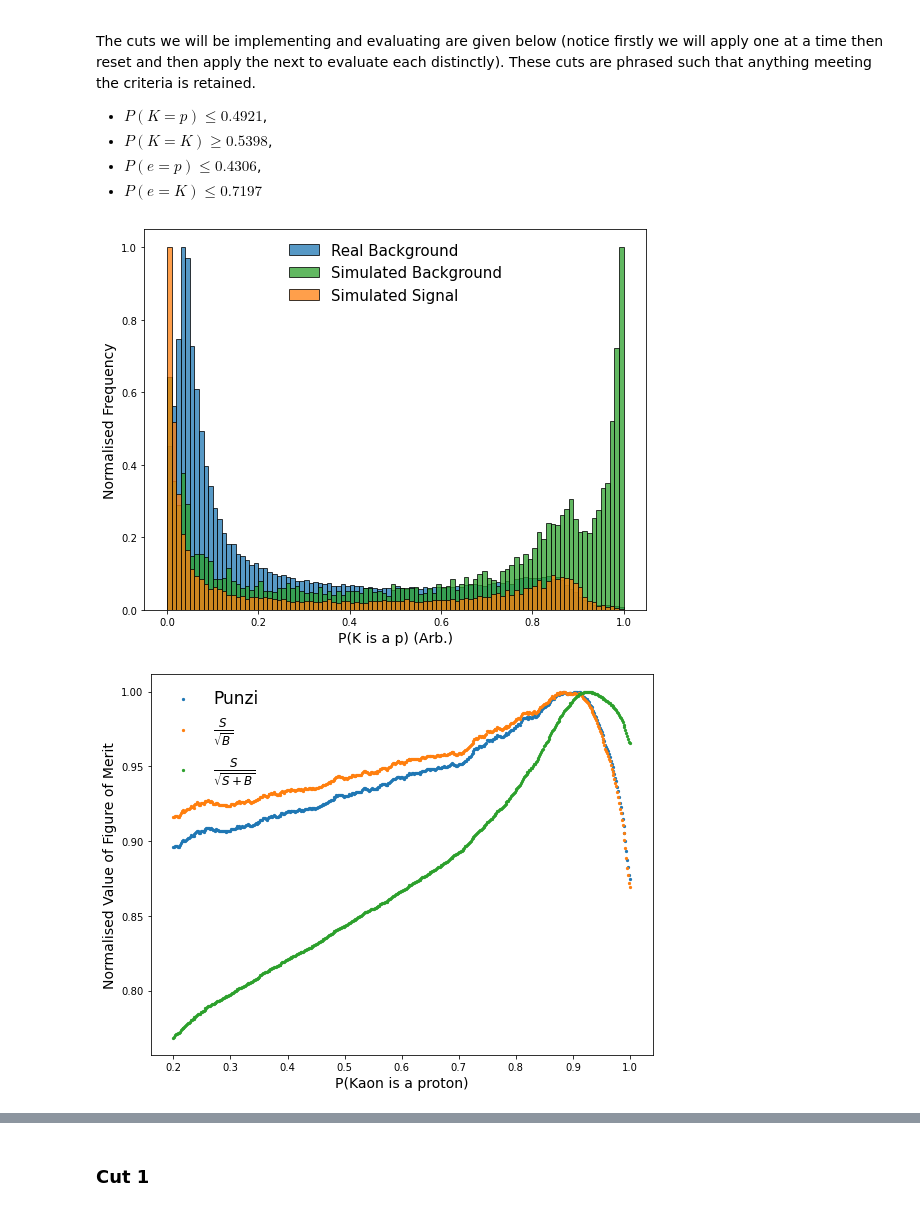
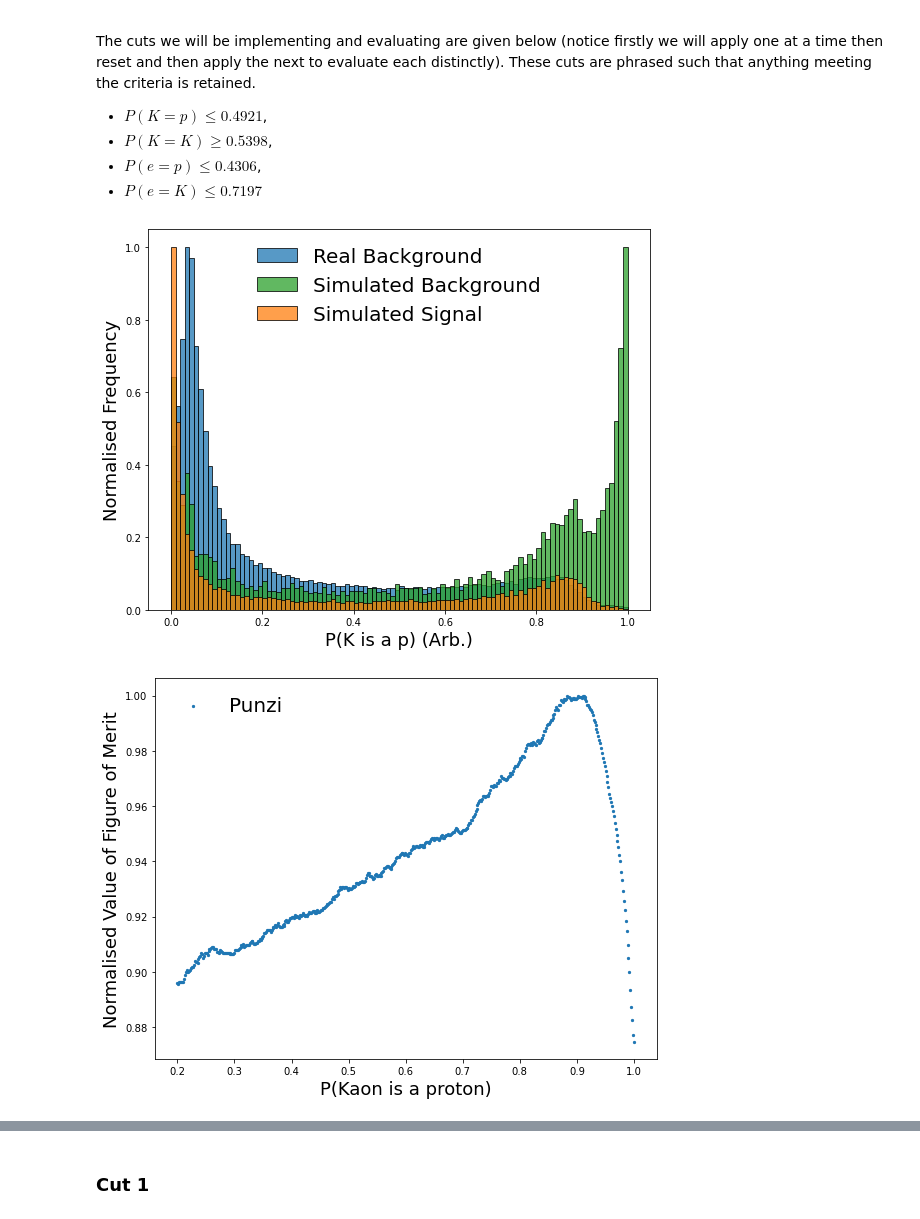
Before and after one commit to ChandlerKenworthy/Y4RareDecayProject, a Jupyter notebook: selection_criteria/AppliedCutEvaluation.ipynb, the cells around one changed output, grey strips where cells are left out. Cells and saved outputs as stored; diff of their text form; code cells hidden in the pictures.

```diff
--- a/selection_criteria/AppliedCutEvaluation.ipynb
+++ b/selection_criteria/AppliedCutEvaluation.ipynb
@@ -35,28 +35,28 @@ g = sf.groupby('cat')
 # %%
 
 bin_space = np.linspace(0, 1, 101)
 bin_width = bin_space[1] - bin_space[0]
 bin_centres = [np.mean(bin_space[i:i+2]) for i in range(len(bin_space)-1)]
 sdat, rdat, simbg = np.histogram(g.get_group(1)['K_ProbNNp'], bin_space), np.histogram(rf['K_ProbNNp'], bin_space), np.histogram(g.get_group(0)['K_ProbNNp'], bin_space)
 
 sfrq, rfrq, xfrq = sdat[0], rdat[0], simbg[0]
 # Get the frequencies from each of the bins (not normalised)
 snorm, rnorm, xnorm = np.max(sfrq), np.max(rfrq), np.max(xfrq)
 # Calculat the normalisation constants for each
 sfrqn, rfrqn, xfrqn = sfrq/snorm, rfrq/rnorm, xfrq/xnorm
 # The normalised frequencies so that all distributions peak at 1
 
 fig, ax = plt.subplots(1, 1, figsize=(9, 7))
 ax.bar(bin_centres, rfrqn, width=bin_width,label='Real Background', edgecolor='k', color='#1f77b4', alpha=0.75)
 ax.bar(bin_centres, xfrqn, width=bin_width, label='Simulated Background', edgecolor='k', color='#2ca02c', alpha=0.75)
 ax.bar(bin_centres, sfrqn, width=bin_width, label='Simulated Signal', edgecolor='k', color='#ff7f0e', alpha=0.75)
-ax.set_xlabel('P(K is a p) (Arb.)', fontsize=14)
-ax.set_ylabel('Normalised Frequency', fontsize=14)
-plt.legend(frameon=False, prop={'size': 15})
+ax.set_xlabel('P(K is a p) (Arb.)', fontsize=18)
+ax.set_ylabel('Normalised Frequency', fontsize=18)
+plt.legend(frameon=False, prop={'size': 20})
 plt.savefig('/home/user211/project/images/CutEvaluations/K_ProbNNp_Report.png', dpi=800)
 plt.show()
 # %% [output]
-[figure, old version]
+[figure, new version]
 # %%
 def punzi(original_background, background, signal):
     """
@@ -90,15 +90,13 @@ soversb = [sb_fom(bg[i], sig[i])[1] for i in range(len(bg))]
 
 fig, ax = plt.subplots(1, 1, figsize=(9, 7))
 ax.scatter(cut_range, np.array(punzis)/np.max(punzis), label='Punzi', s=5)
-ax.scatter(cut_range, np.array(soverb)/np.max(soverb), label=r'$\frac{S}{\sqrt{B}}$', s=5)
-ax.scatter(cut_range, np.array(soversb)/np.max(soversb), label=r'$\frac{S}{\sqrt{S+B}}$', s=5)
-ax.set_xlabel('P(Kaon is a proton)', fontsize=14)
-ax.set_ylabel('Normalised Value of Figure of Merit', fontsize=14)
-plt.legend(frameon=False, prop={'size': 17})
+ax.set_xlabel('P(Kaon is a proton)', fontsize=18)
+ax.set_ylabel('Normalised Value of Figure of Merit', fontsize=18)
+plt.legend(frameon=False, prop={'size': 20})
 plt.savefig('/home/user211/project/images/CutEvaluations/K_ProbNNp_FOM.png', dpi=800)
 plt.show()
 # %% [output]
-[figure, old version]
+[figure, new version]
 # %%
 def invariant_mass_plot(data_objects, bins=100, normalised=True, save=None):
     """
```
Also changed, not shown: parts of 3 cells of this notebook, 4 other files.
